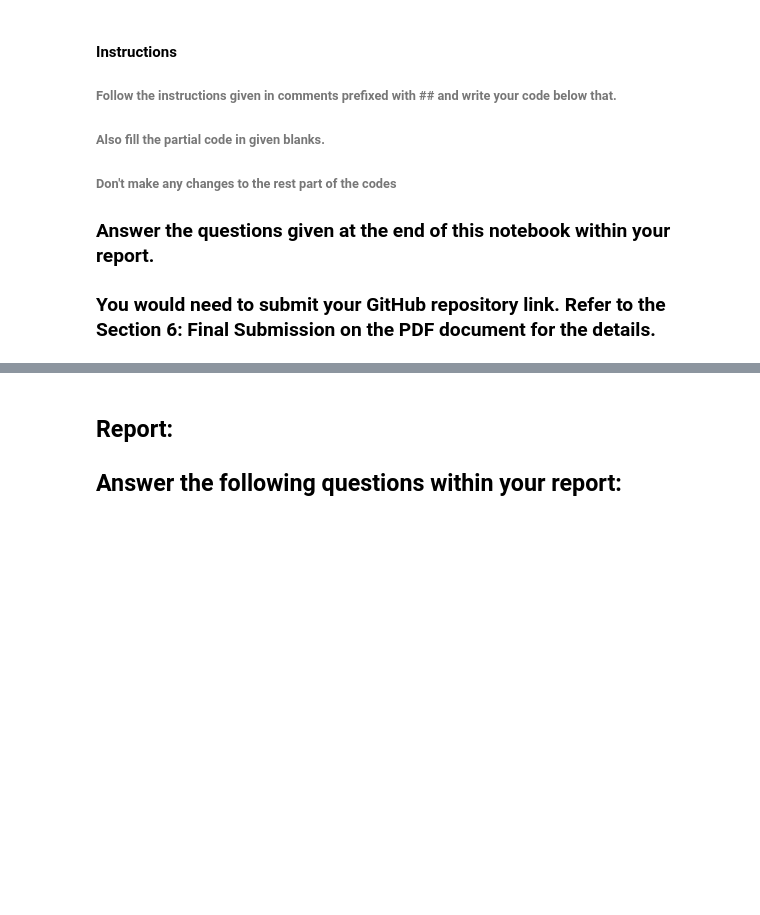
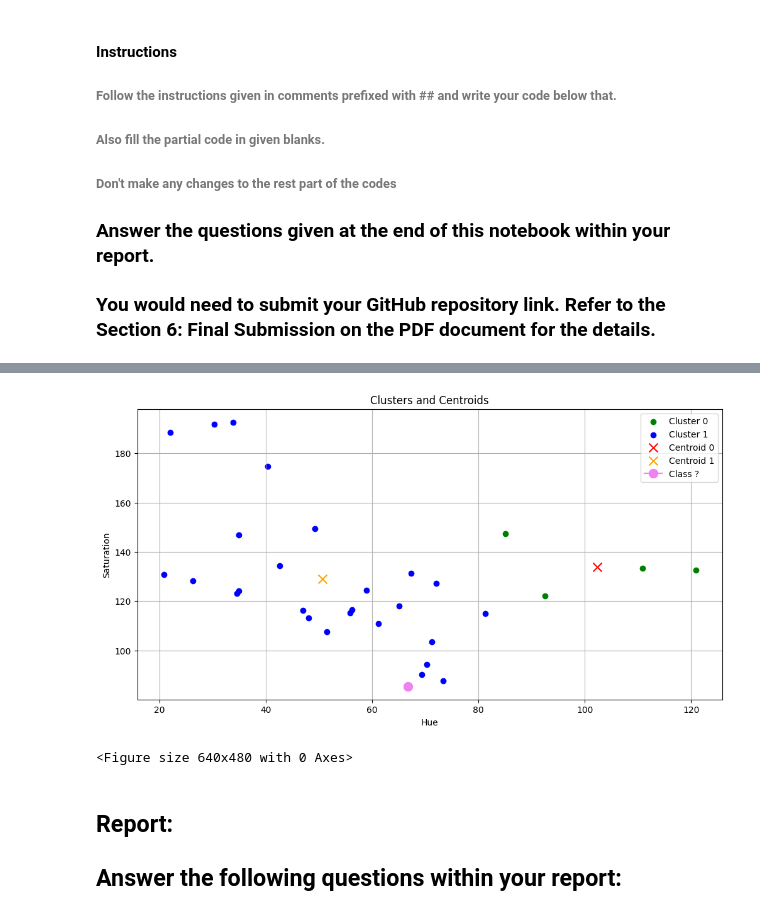
Before and after one commit to lakshitxtyagi/distance_classification_mlpr, a Jupyter notebook: LakshitTyagi_lab5.ipynb, the cells around one changed output, grey strips where cells are left out. Drawn from its saved outputs; the diff is of its cells as text; code cells hidden in the pictures; blank space fills up the shorter version.

```diff
--- a/LakshitTyagi_lab5.ipynb
+++ b/LakshitTyagi_lab5.ipynb
@@ -120,3 +221,45 @@ cv2.destroyAllWindows()
+# %%
+# Create an empty list to store legend labels
+legend_labels = []
+
+# Create lists to store points for each cluster
+cluster_0_points = []
+cluster_1_points = []
+
+# Your code for scatter plot goes here
+fig, ax = plt.subplots(figsize=(12, 6))
+for i, (x, y, w, h) in enumerate(faces_rect):
+    if kmeans.labels_[i] == 0:
+        cluster_0_points.append((hue_saturation[i, 0], hue_saturation[i, 1]))
+    else:
+        cluster_1_points.append((hue_saturation[i, 0], hue_saturation[i, 1]))
+
+# Plot points for cluster 0 in green
+cluster_0_points = np.array(cluster_0_points)
+plt.scatter(cluster_0_points[:, 0], cluster_0_points[:, 1], c='green', label='Cluster 0')
+
+# Plot points for cluster 1 in blue
+cluster_1_points = np.array(cluster_1_points)
+plt.scatter(cluster_1_points[:, 0], cluster_1_points[:, 1], c='blue', label='Cluster 1')
+
+# Calculate and plot centroids for both the clusters
+centroid_0 = np.mean(cluster_0_points, axis=0)
+centroid_1 = np.mean(cluster_1_points, axis=0)
+plt.scatter(centroid_0[0], centroid_0[1], marker='x', c='red', s=100, label='Centroid 0') ## plot for centroid 0
+plt.scatter(centroid_1[0], centroid_1[1], marker='x', c='orange', s=100, label='Centroid 1')  ## plot for centroid 1
+plt.plot(template_hue, template_saturation, marker='o', c='violet', markersize=10, label='Class ?')
+
+plt.xlabel('Hue')  # Put x label
+plt.ylabel('Saturation')  # Put y label
+plt.title('Clusters and Centroids')  # Put title
+plt.legend()  # Add a legend
+plt.grid(True)  # Add grid
+plt.show()  # Show the plot
+wandb.log({"Clusters and Centroids": wandb.Image(plt)})
+                                            ## End of the lab 5 ##
+# %% [output]
+[figure, added]
+<Figure size 640x480 with 0 Axes>
 # %% [markdown]
 ## Report:
 ## Answer the following questions within your report:
```
Also changed, not shown: parts of 7 cells of this notebook.
